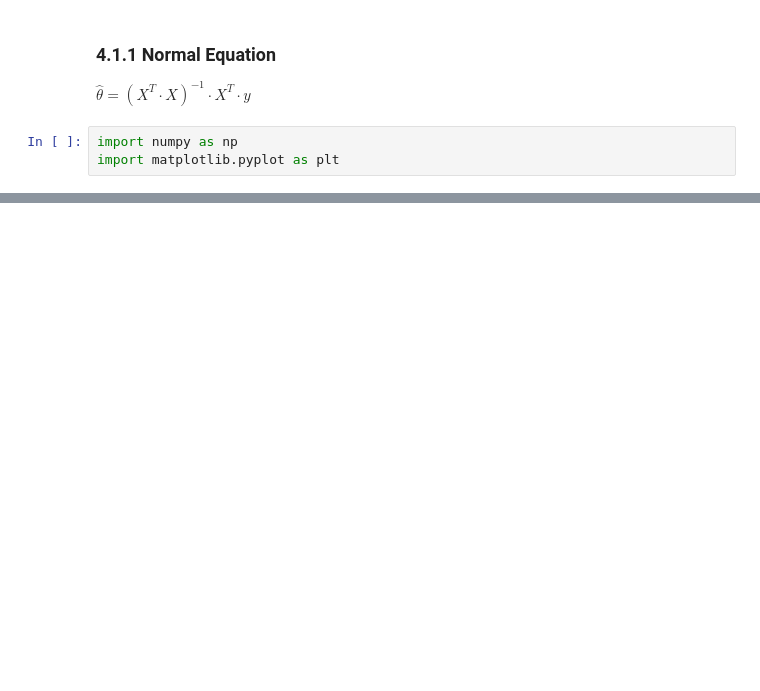
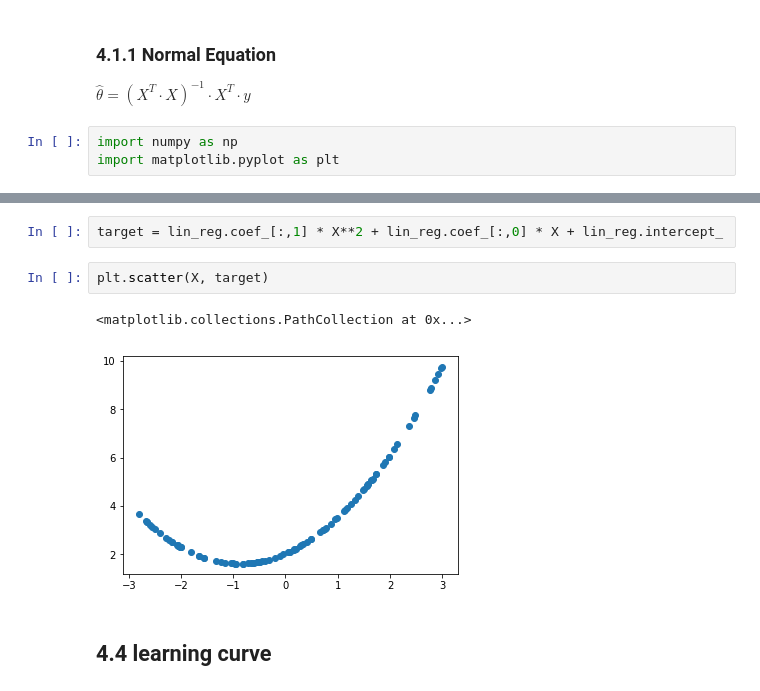
Before and after one commit to lottopotato/handson-ml_study, a Jupyter notebook: ch4/model_learning.ipynb, the cells around one changed output, grey strips where cells are left out. Cells and saved outputs as stored; diff of their text form; blank space fills up the shorter version.

```diff
--- a/ch4/model_learning.ipynb
+++ b/ch4/model_learning.ipynb
@@ -47,0 +158,9 @@ plt.axis([0, 2, 0, 15])
+# %%
+target = lin_reg.coef_[:,1] * X**2 + lin_reg.coef_[:,0] * X + lin_reg.intercept_
+# %%
+plt.scatter(X, target)
+# %% [output]
+<matplotlib.collections.PathCollection at 0x...>
+[figure, added]
+# %% [markdown]
+## 4.4 learning curve ##
```
Also changed, not shown: parts of 44 cells of this notebook.
